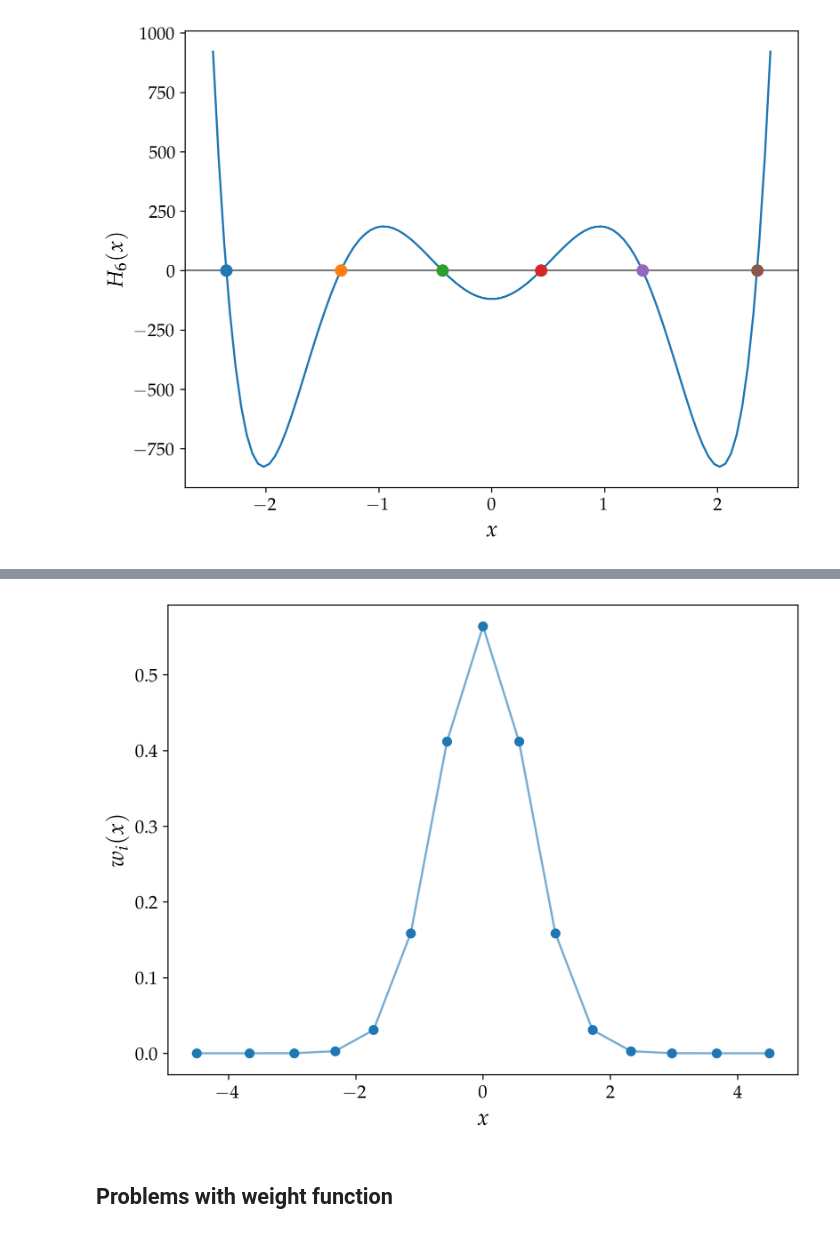
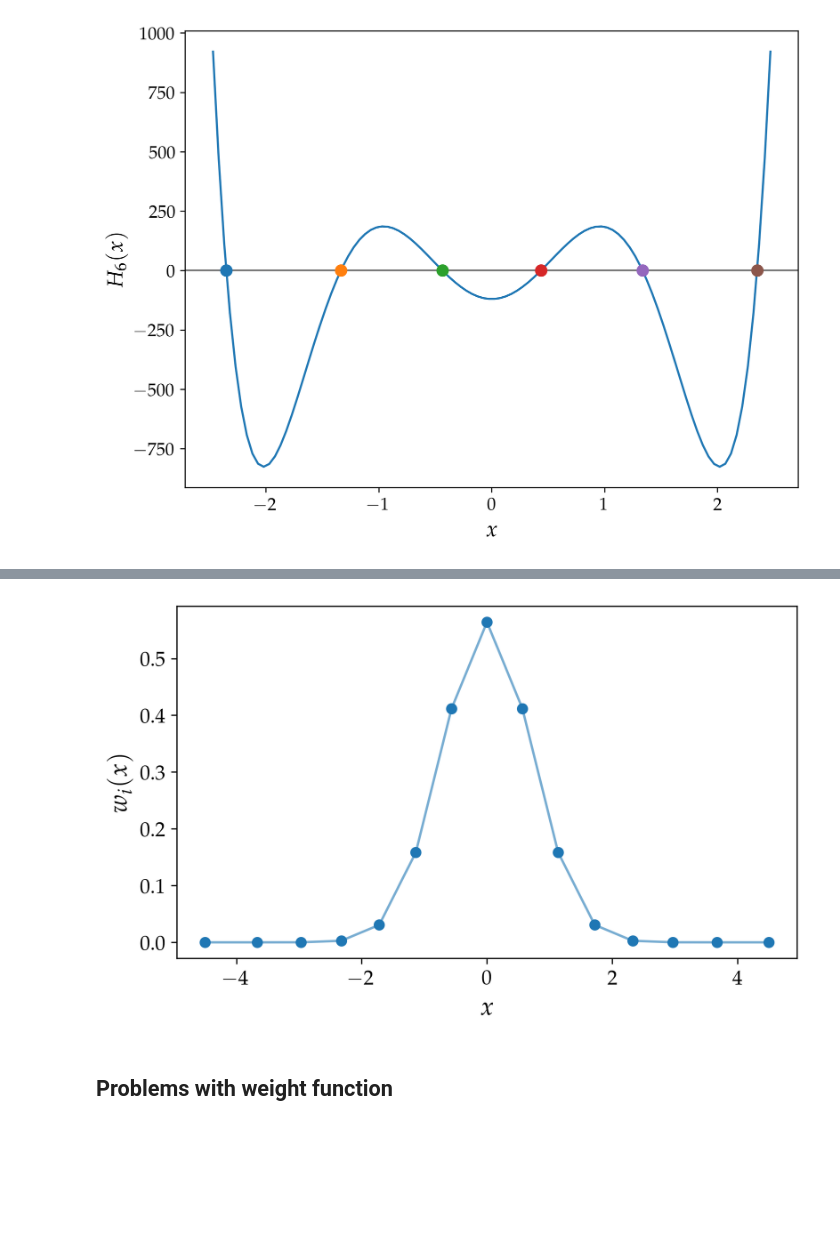
Before and after one commit to mvolpato-unimib/Lab_comp, a Jupyter notebook: ex22/gauss_quad.ipynb, the cells around one changed output, grey strips where cells are left out. Cells and saved outputs as stored; diff of their text form; code cells hidden in the pictures; blank space fills up the shorter version.

```diff
--- a/ex22/gauss_quad.ipynb
+++ b/ex22/gauss_quad.ipynb
@@ -74,14 +74,14 @@ Result (n=15) =  1.3435246062393218
 # %%
-
+plt.figure(figsize=(7,4))
 plt.plot(xcoo_load, ycoo_load, alpha=0.6)
 plt.scatter(xcoo_load, ycoo_load, zorder=3, label='Radici ')
 plt.xlabel(r'$x$')
 plt.ylabel(rf'$w_i(x)$')
 
 plt.savefig('plots/weight_example.png')
 plt.show()
 # %% [output]
-[figure, old version]
+[figure, new version]
 # %% [markdown]
 ## **Problems with weight function**
 # %%
```
Also changed, not shown: parts of 6 cells of this notebook, 5 other files.
